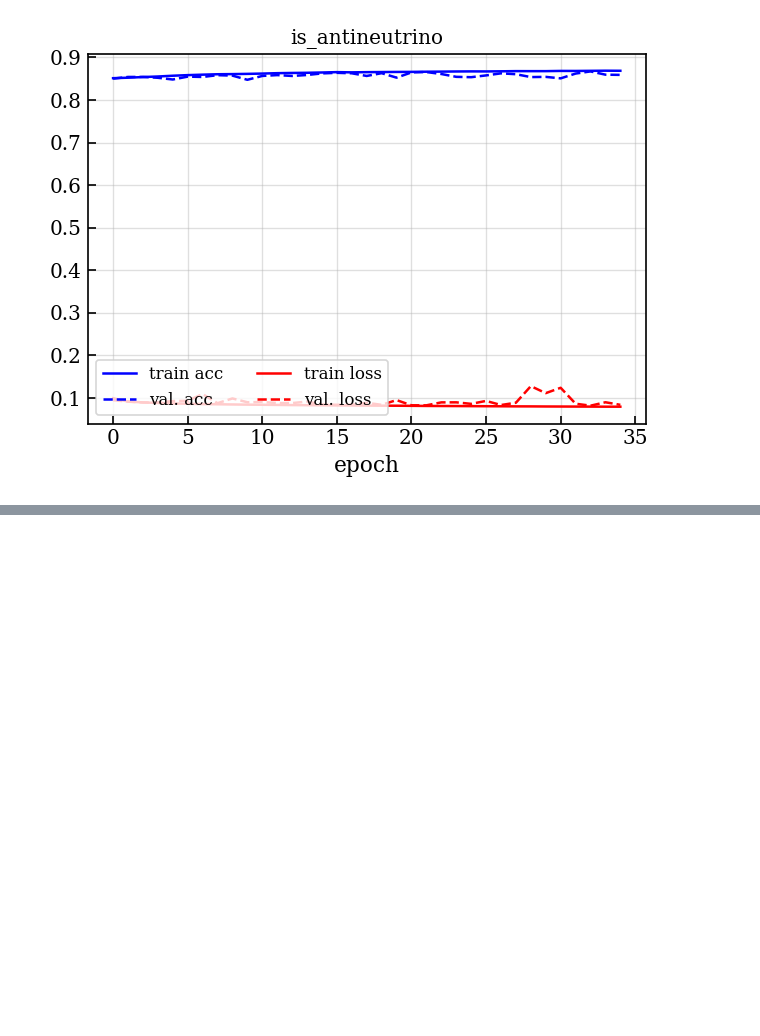
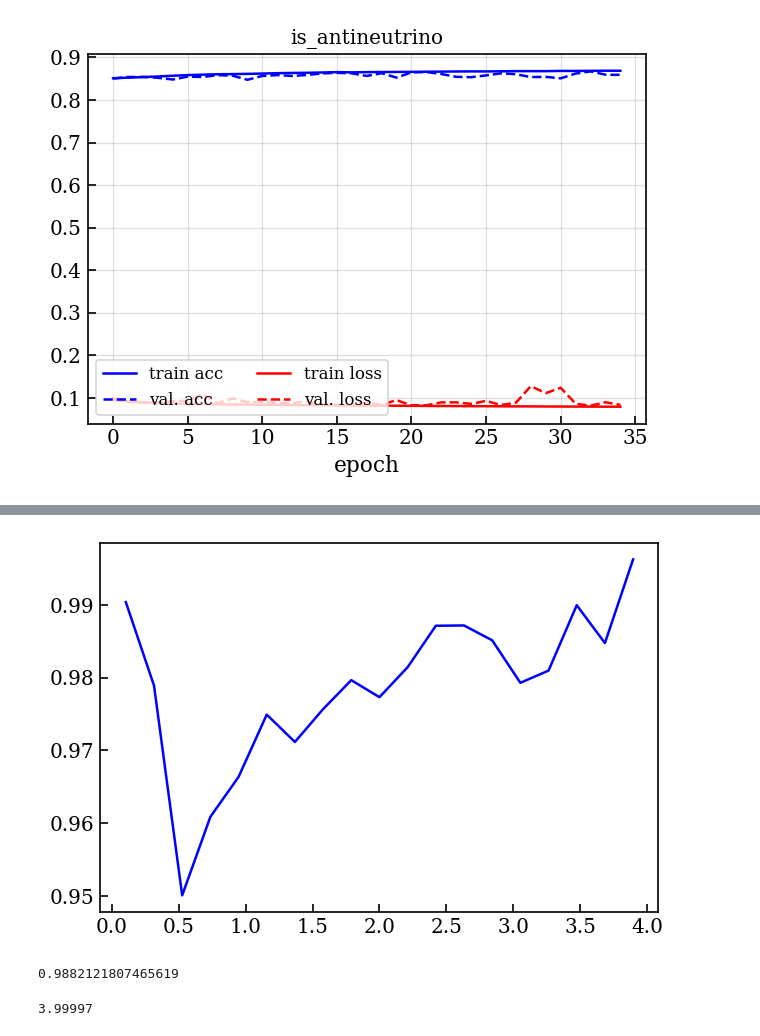
Before and after one commit to nuRiceLab/Classification-with-ML, a Jupyter notebook: neutrino-classification/training_history.ipynb, the cells around one changed output, grey strips where cells are left out. Saved outputs shown, nothing was run; the diff lists cells and outputs as text; code cells hidden in the pictures; blank space fills up the shorter version.

```diff
--- a/neutrino-classification/training_history.ipynb
+++ b/neutrino-classification/training_history.ipynb
@@ -72,0 +255,13 @@ tests['pred']
+# %%
+plt.plot(e_means, effs)
+plt.show()
+# %% [output]
+[figure, added]
+# %%
+sum(pred_cc_in_e * true_cc_in_e)/sum(true_cc_in_e)
+# %% [output]
+0.9882121807465619
+# %%
+max(true_meta['NuEnergy'])
+# %% [output]
+3.99997
```
Also changed, not shown: parts of 35 cells of this notebook, 2 other files.
